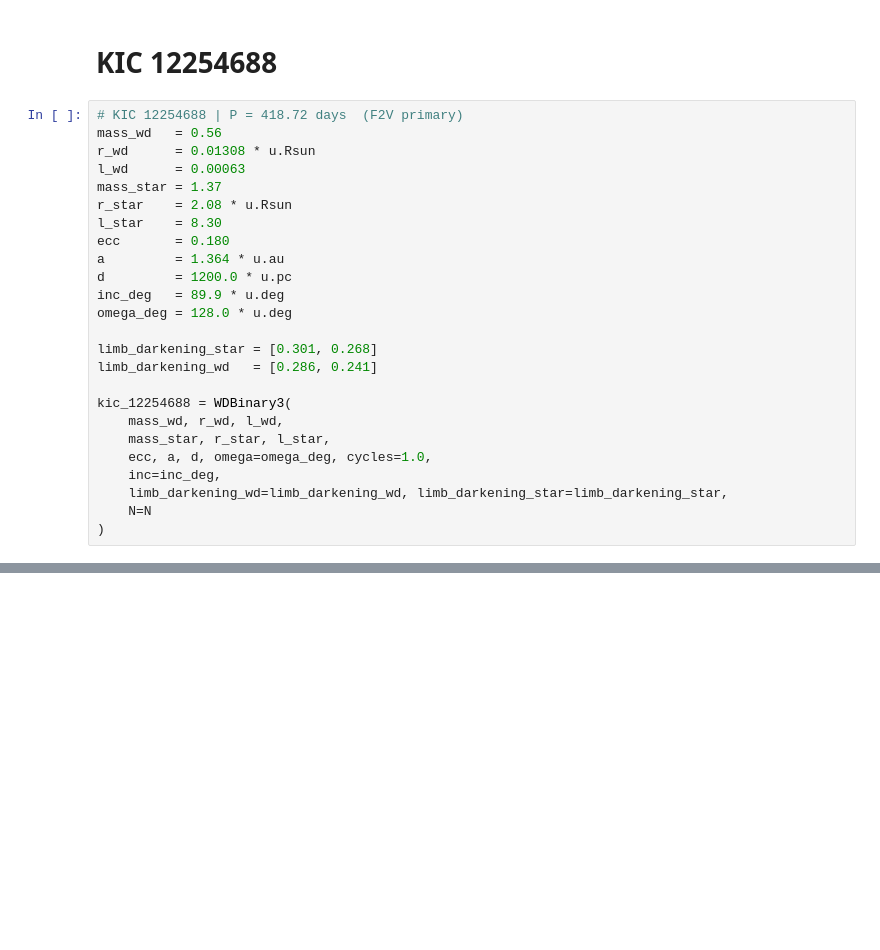
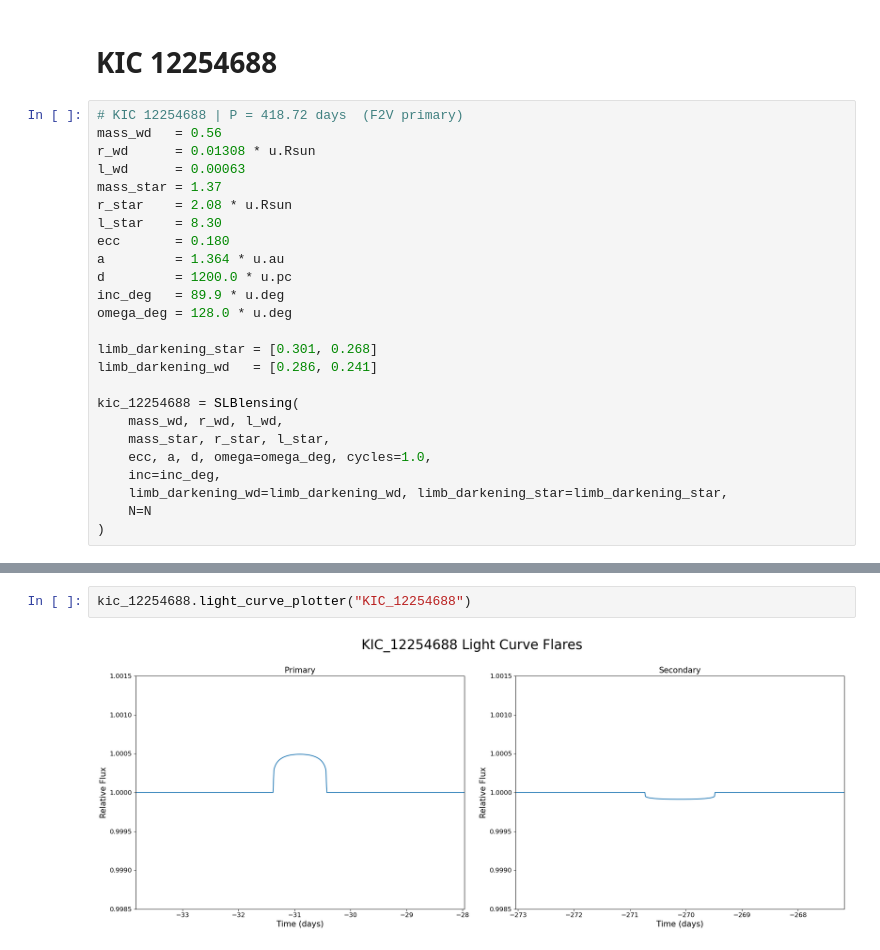
Before and after one commit to lmanqiwang/SLBlensing, a Jupyter notebook: known_slbs.ipynb, the cells around one changed output, grey strips where cells are left out. Drawn from its saved outputs; the diff is of its cells as text; blank space fills up the shorter version.

```diff
--- a/known_slbs.ipynb
+++ b/known_slbs.ipynb
@@ -203,7 +414,7 @@ omega_deg = 128.0 * u.deg
 limb_darkening_star = [0.301, 0.268]
 limb_darkening_wd   = [0.286, 0.241]
 
-kic_12254688 = WDBinary3(
+kic_12254688 = SLBlensing(
     mass_wd, r_wd, l_wd,
     mass_star, r_star, l_star,
     ecc, a, d, omega=omega_deg, cycles=1.0,
@@ -243,0 +425,4 @@ plt.show()
+# %%
+kic_12254688.light_curve_plotter("KIC_12254688")
+# %% [output]
+[figure, added]
```
Also changed, not shown: parts of 17 cells of this notebook, 2 other files.
